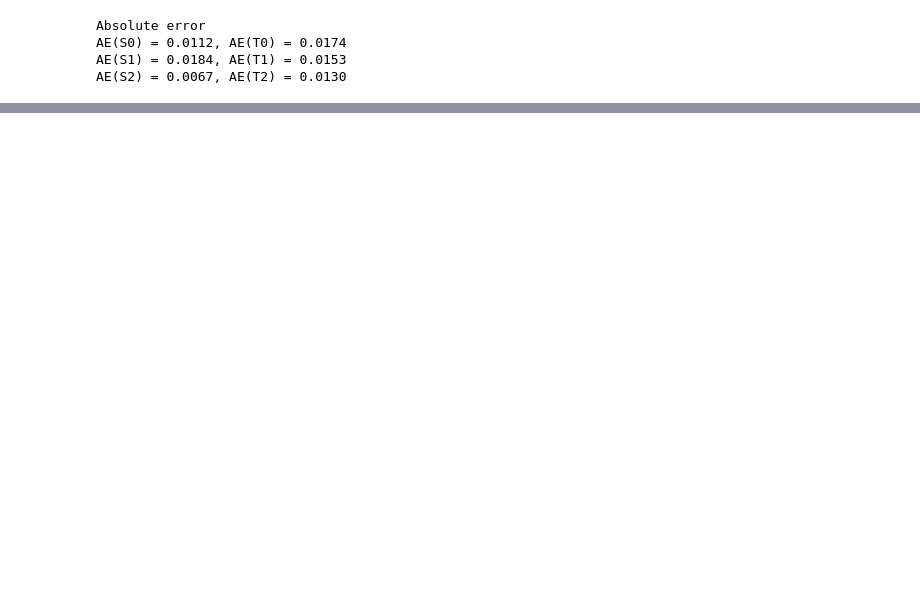
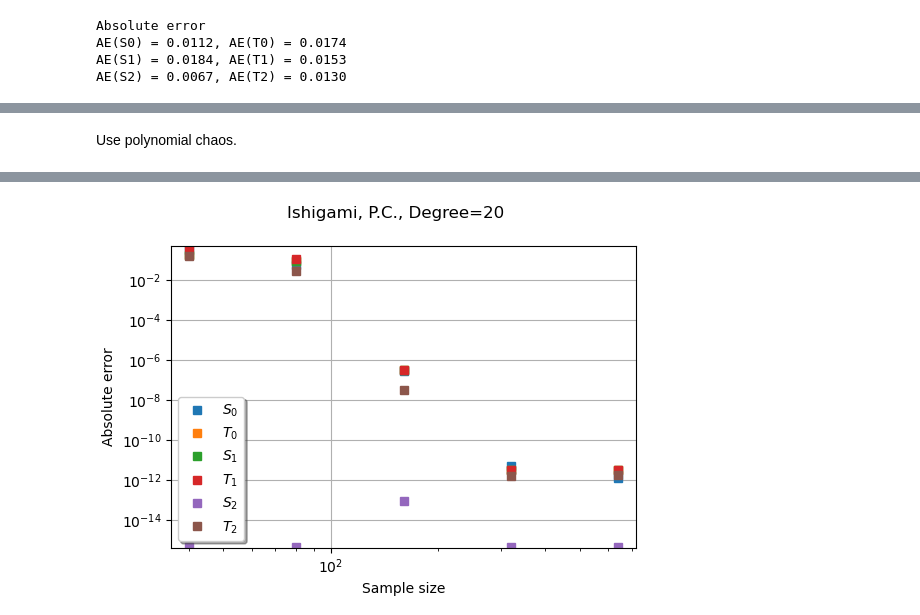
Before and after one commit to openturns/otbenchmark, a Jupyter notebook: examples/sensitivity_problems/Sensitivity-Convergence-Ishigami.ipynb, the cells around one changed output, grey strips where cells are left out. Saved outputs shown, nothing was run; the diff lists cells and outputs as text; code cells hidden in the pictures; blank space fills up the shorter version.

Commit message:
Added polynomial chaos.

```diff
--- a/examples/sensitivity_problems/Sensitivity-Convergence-Ishigami.ipynb
+++ b/examples/sensitivity_problems/Sensitivity-Convergence-Ishigami.ipynb
@@ -169,0 +192,18 @@ grid
+# %% [markdown]
+Use polynomial chaos.
+# %%
+benchmark = otb.SensitivityConvergence(
+    problem,
+    metaSAAlgorithm,
+    numberOfExperiments=12,
+    numberOfRepetitions=1,
+    maximum_elapsed_time=5.0,
+    sample_size_initial=20,
+    use_sampling=False,
+    total_degree=20,
+    hyperbolic_quasinorm=1.0,
+)
+graph = benchmark.plotConvergenceCurve(verbose=True)
+graph.setLegendPosition("bottomleft")
+graph
+# %% [output]
@@ -169,0 +216 @@ grid
+[figure, added]
```
Also changed, not shown: parts of 9 cells of this notebook, 2 other files.
